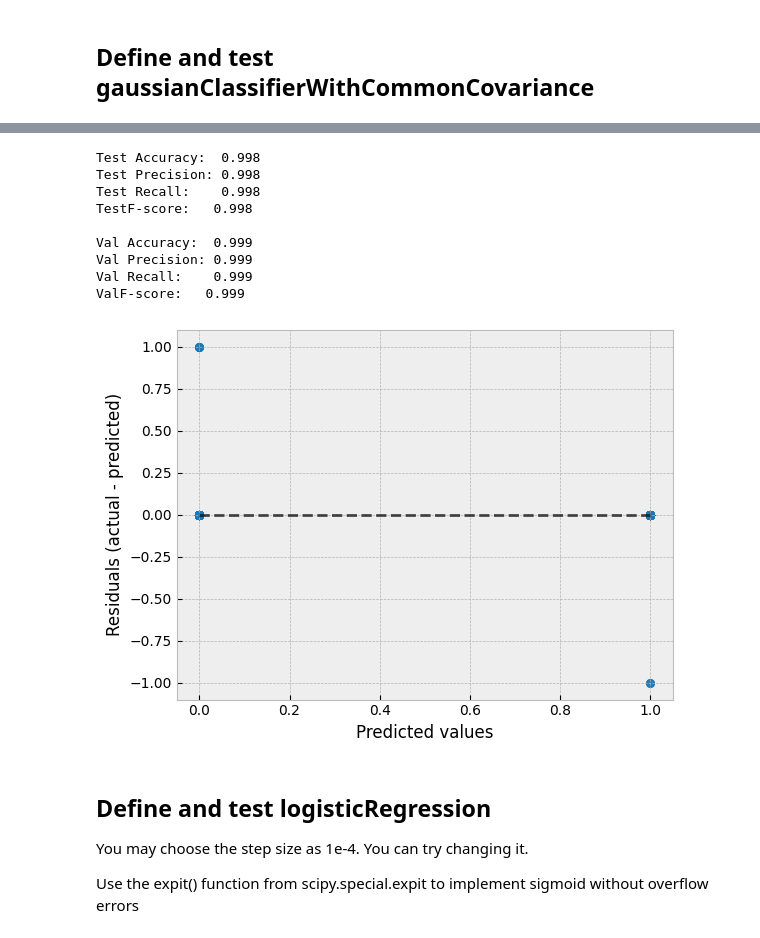
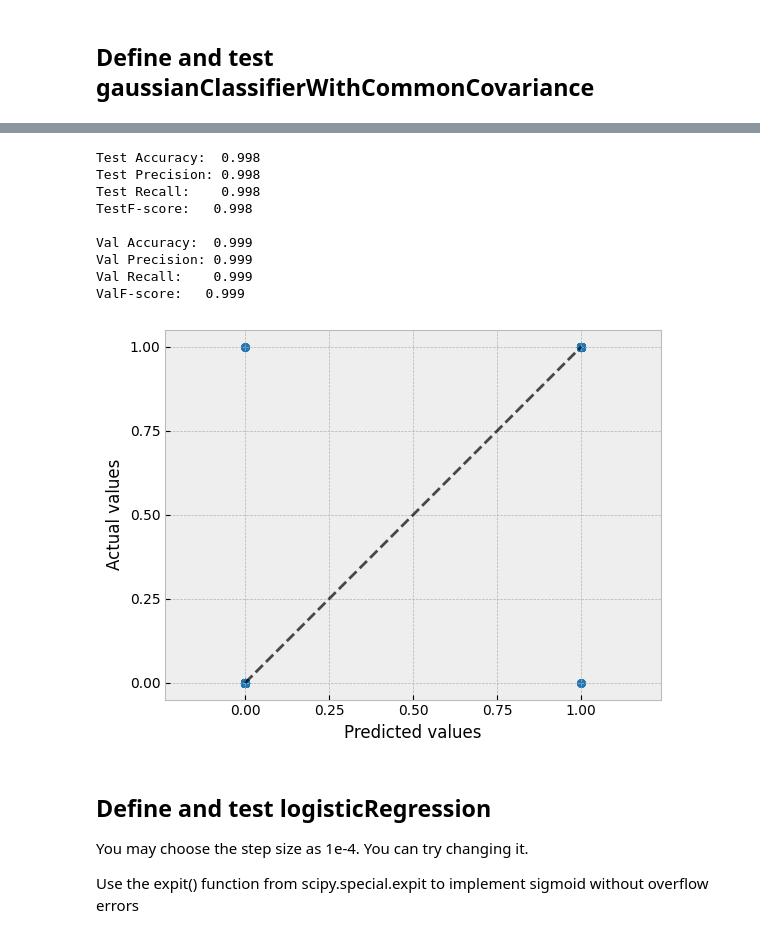
Before and after one commit to JayIke/machine-learning, a Jupyter notebook: MNIST_Classification/Project.ipynb, the cells around one changed output, grey strips where cells are left out. Drawn from its saved outputs; the diff is of its cells as text; code cells hidden in the pictures.

```diff
--- a/MNIST_Classification/Project.ipynb
+++ b/MNIST_Classification/Project.ipynb
@@ -264,7 +345,7 @@ if __name__ == "__main__":
     from sklearn.metrics import accuracy_score, precision_recall_fscore_support
 
 
-    plt.style.use("bmh")
+    #plt.style.use("bmh")
 
 
     logistic_regression = LogisticRegression(
@@ -281,36 +362,36 @@ if __name__ == "__main__":
         y_test, predictions, average="macro"
     )
 
     print(f"Test Accuracy:  {accuracy:.3f}")
     print(f"Test Precision: {precision:.3f}")
     print(f"Test Recall:    {recall:.3f}")
     print(f"TestF-score:   {fscore:.3f}\n")
-    PredictionErrorDisplay(y_true=y_test,y_pred=predictions).plot()
+    PredictionErrorDisplay(y_true=y_test,y_pred=predictions).plot(kind='actual_vs_predicted')
 
 
-
+    logistic_regression.fit(X_val, y_val)  # type: ignore
     predictions = logistic_regression.predict(X_val)  # type: ignore
     accuracy = accuracy_score(y_val, predictions)
     precision, recall, fscore, _ = precision_recall_fscore_support(
         y_val, predictions, average="macro"
     )
 
 
     print(f"Val Accuracy:  {accuracy:.3f}")
     print(f"Val Precision: {precision:.3f}")
     print(f"Val Recall:    {recall:.3f}")
     print(f"ValF-score:   {fscore:.3f}")
 # %% [output]
 Test Accuracy:  0.998
 Test Precision: 0.998
 Test Recall:    0.998
 TestF-score:   0.998
 
 Val Accuracy:  0.999
 Val Precision: 0.999
 Val Recall:    0.999
 ValF-score:   0.999
-[figure, old version]
+[figure, new version]
 # %% [markdown]
 ## Define and test logisticRegression
 
```
Also changed, not shown: parts of 10 cells of this notebook.
